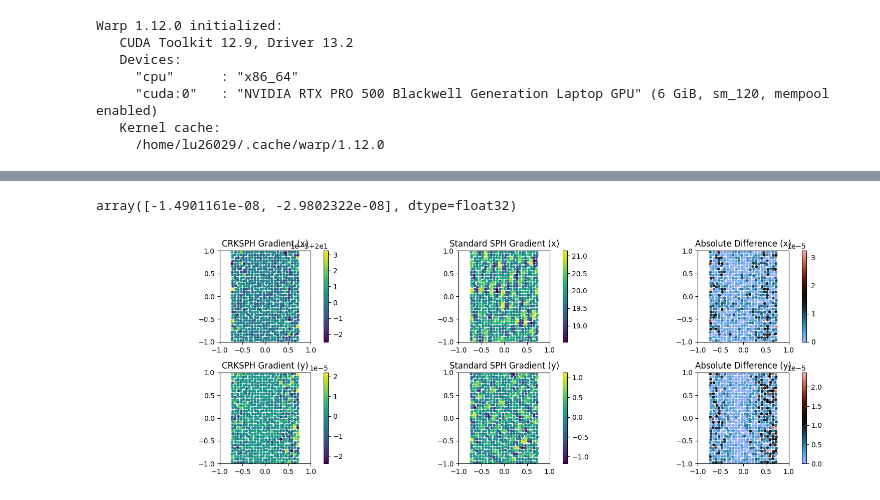
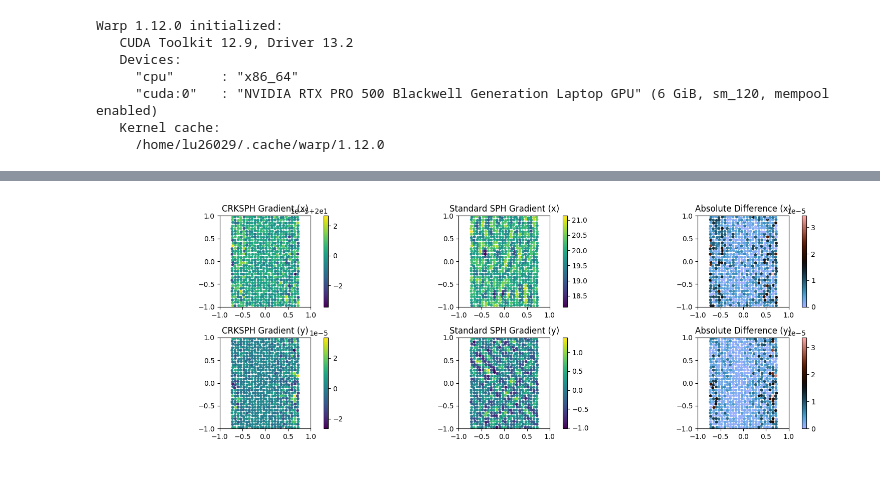
Before and after one commit to wi-re/warpSPHCore, a Jupyter notebook: warp_crk.ipynb, the cells around one changed output, grey strips where cells are left out. Cells and saved outputs as stored; diff of their text form; code cells hidden in the pictures.

Commit message:
crk works with gradients

```diff
--- a/warp_crk.ipynb
+++ b/warp_crk.ipynb
@@ -836,7 +668,5 @@ tensor([], device='cuda:0', size=(0, 49454, 2))
 # %%
-grad_W_ij[adjacency.edgeOffsets[128]].cpu().numpy() - res[:2]
+# grad_W_ij[adjacency.edgeOffsets[128]].cpu().numpy() - res[:2]
-# %% [output]
-array([-1.4901161e-08, -2.9802322e-08], dtype=float32)
 # %%
 j = neighborhood[0].col
 i = neighborhood[0].row
@@ -851,3 +925,36 @@ result = scatter_sum(Term, i, dim = 0, dim_size = simulationState.positions.shap
+# %%
+# f_grad_crk_warp = computeSPHGradient_warpBackend(
+#     queryPositions, referencePositions,
+#     querySupports, referenceSupports,
+#     queryMasses, referenceMasses,
+#     queryDensities, referenceDensities,
+#     f, f,
+#     torch.zeros(size = (queryPositions.shape[0],), device=queryPositions.device, dtype = torch.int32), torch.zeros(size = (referencePositions.shape[0],), device=referencePositions.device, dtype = torch.int32),
+#     domain,
+#     mode = SupportScheme.SuperSymmetric, kernel = KernelFunctions.Wendland2, gradientMode = GradientScheme.Naive, operationMode = OperationDirection.AllToAll,
+#     adjacency = adjacency,
+#     useGradientRenormalizaiton = False, renormalizationMatrices = None,
+#     gradH_corrections = False, queryOmegas = None, referenceOmegas = None,
+#     useVolume = True, queryVolumes = simulationState.apparentArea, referenceVolumes = simulationState.apparentArea,
+#     useCRK = True, crk_A = simulationState.A, crk_B = simulationState.B, crk_gradA = simulationState.gradA, crk_gradB = simulationState.gradB
+# )
+
+
+f_grad_crk_warp = sphOperation_warp(
+    queryPositions, referencePositions,
+    querySupports, referenceSupports,
+    queryMasses, referenceMasses,
+    queryDensities, referenceDensities,
+    f, f,
+    domain,
+    operation = WarpOperation.Gradient,
+    gradientMode = GradientScheme.Naive,
+    kernel = KernelFunctions.Wendland2, supportMode = SupportScheme.SuperSymmetric,
+    operationMode = OperationDirection.AllToAll,
+    adjacency = adjacency,
+    useCRK=True, crk_A = simulationState.A, crk_B = simulationState.B, crk_gradA=simulationState.gradA, crk_gradB=simulationState.gradB,
+    useVolume=True, queryVolumes=simulationState.apparentArea, referenceVolumes=simulationState.apparentArea
+)
 # %%
 f_grad_crk = SPHOperation(
     simulationState,
@@ -857,7 +964,7 @@ f_grad_crk = SPHOperation(
     kernelValues = neighborhood[1],
     operation= Operation.Gradient,
     supportScheme = DiffSPHSupportScheme.Gather,
-    gradientMode = GradientMode.Difference,
+    gradientMode = GradientMode.Naive,
     correctionTerms= [KernelCorrectionScheme.CRKSPH],
     positiveDivergence=False,
     useApparentArea=True
@@ -881,40 +988,40 @@ y_grad_analytic = torch.zeros_like(f_grad[:,1])
 mask = torch.logical_and(referencePositions[:,0] > -0.75, referencePositions[:,0] < 0.75)
 fig, axis = plt.subplots(2,3, figsize = (15,5), squeeze=False)
 
-c = axis[0,0].scatter(referencePositions[mask,0].cpu(), referencePositions[mask,1].cpu(), c = result[mask,0].cpu(), s = 10)
+c = axis[0,0].scatter(referencePositions[mask,0].cpu(), referencePositions[mask,1].cpu(), c = f_grad_crk_warp[mask,0].cpu(), s = 10)
 axis[0,0].set_title("CRKSPH Gradient (x)")
 fig.colorbar(c, ax = axis[0,0])
 
 c = axis[0,1].scatter(referencePositions[mask,0].cpu(), referencePositions[mask,1].cpu(), c = f_grad[mask,0].cpu(), s = 10)
 axis[0,1].set_title("Standard SPH Gradient (x)")
 fig.colorbar(c, ax = axis[0,1])
 
-diff = torch.abs(result[mask,0] - x_grad_analytic[mask])
+diff = torch.abs(f_grad_crk_warp[mask,0] - x_grad_analytic[mask])
 c = axis[0,2].scatter(referencePositions[mask,0].cpu(), referencePositions[mask,1].cpu(), c = diff.cpu(), s = 10, cmap = 'berlin')
 axis[0,2].set_title("Absolute Difference (x)")
 fig.colorbar(c, ax = axis[0,2])
 
-c = axis[1,0].scatter(referencePositions[mask,0].cpu(), referencePositions[mask,1].cpu(), c = result[mask,1].cpu(), s = 10)
+c = axis[1,0].scatter(referencePositions[mask,0].cpu(), referencePositions[mask,1].cpu(), c = f_grad_crk_warp[mask,1].cpu(), s = 10)
 axis[1,0].set_title("CRKSPH Gradient (y)")
 fig.colorbar(c, ax = axis[1,0])
 
 c = axis[1,1].scatter(referencePositions[mask,0].cpu(), referencePositions[mask,1].cpu(), c = f_grad[mask,1].cpu(), s = 10)
 axis[1,1].set_title("Standard SPH Gradient (y)")
 fig.colorbar(c, ax = axis[1,1])
 
-diff = torch.abs(result[mask,1] - y_grad_analytic[mask])
+diff = torch.abs(f_grad_crk_warp[mask,1] - y_grad_analytic[mask])
 c = axis[1,2].scatter(referencePositions[mask,0].cpu(), referencePositions[mask,1].cpu(), c = diff.cpu(), s = 10, cmap = 'berlin')
 axis[1,2].set_title("Absolute Difference (y)")
 fig.colorbar(c, ax = axis[1,2])
 
 for a in axis.flatten():
     a.set_aspect('equal')
     a.set_xlim(domain.min[0].item(), domain.max[0].item())
     a.set_ylim(domain.min[1].item(), domain.max[1].item())
 
 fig.tight_layout()
 # %% [output]
-[figure, old version]
+[figure, new version]
 # %%
 f = torch.randn_like(referenceDensities)
 
```
Also changed, not shown: parts of 31 cells of this notebook, 9 other files.
